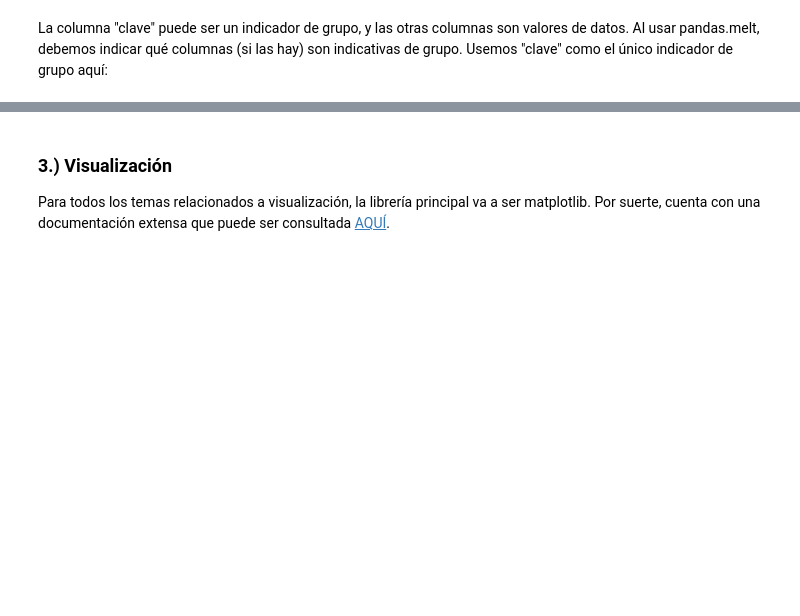
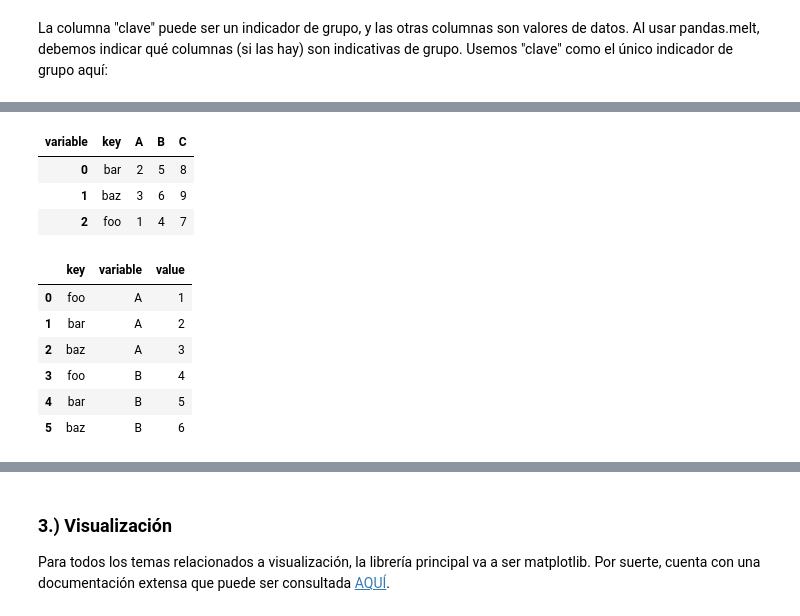
Before and after one commit to JuanAcevedoEcon/Data-Analysis-and-Intro-to-ML, a Jupyter notebook: Session 5/Sesión 5 (Análisis de datos - Visualización).ipynb, the cells around one changed output, grey strips where cells are left out. Saved outputs shown, nothing was run; the diff lists cells and outputs as text; code cells hidden in the pictures; blank space fills up the shorter version.

```diff
--- a/Session 5/Sesión 5 (Análisis de datos - Visualización).ipynb
+++ b/Session 5/Sesión 5 (Análisis de datos - Visualización).ipynb
@@ -607,4 +629,17 @@ reshaped
 # %%
-reshaped._________
+reshaped.reset_index()
+# %% [output]
+| variable | key | A | B | C |
+| 0 | bar | 2 | 5 | 8 |
+| 1 | baz | 3 | 6 | 9 |
+| 2 | foo | 1 | 4 | 7 |
 # %%
-pd._________(df, id_vars=["key"], _________)
+pd.melt(df, id_vars=["key"], value_vars=["A","B"])
+# %% [output]
+|  | key | variable | value |
+| 0 | foo | A | 1 |
+| 1 | bar | A | 2 |
+| 2 | baz | A | 3 |
+| 3 | foo | B | 4 |
+| 4 | bar | B | 5 |
+| 5 | baz | B | 6 |
```
Also changed, not shown: parts of 26 cells of this notebook, 1 other file.
